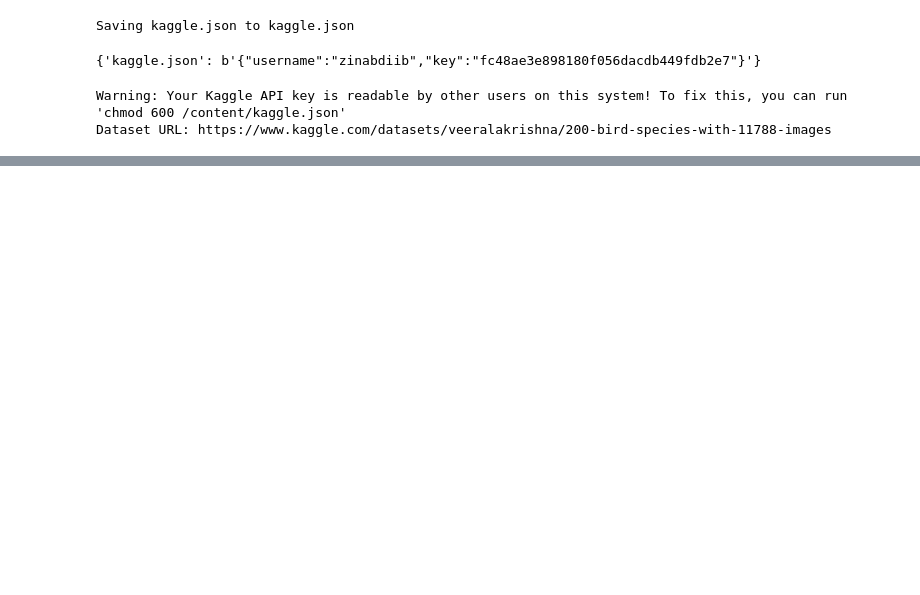
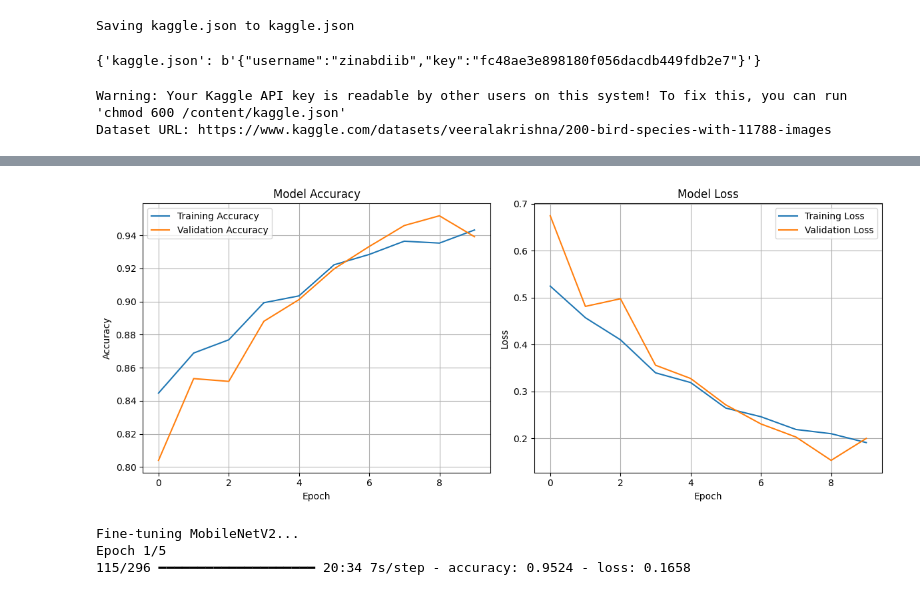
Before and after one commit to zinab4/T2_AI, a Jupyter notebook: Untitled45.ipynb, the cells around one changed output, grey strips where cells are left out. Cells and saved outputs as stored; diff of their text form; code cells hidden in the pictures; blank space fills up the shorter version.

```diff
--- a/Untitled45.ipynb
+++ b/Untitled45.ipynb
@@ -118 +208,8 @@ Found 2323 images belonging to 200 classes.
+# %%
+tf.random.set_seed(42)
+base_model =tf.keras.applications.ResNet50(weights='imagenet', include_top=False)
+base_model.trainable = True
+
+for layer in base_model.layers[:-10]:
+    layer.trainable = False
 # %%
@@ -216,0 +253,2 @@ Epoch 4/4
+# %%
+model.load_weights(f"./{model_name}_best_model.weights.h5")
@@ -216,0 +280,10 @@ Epoch 4/4
+# %%
+with tf.device('/device:GPU:0'):
+    history = model.fit(
+        train_generator,
+        epochs=10,
+        validation_data=(train_generator),
+        steps_per_epoch=len(train_generator),
+        validation_steps=int(len(train_generator)*0.25),
+        callbacks=[model_checkpoint, early_stopping]
+    )
@@ -216,0 +311,29 @@ Epoch 4/4
+# %%
+import matplotlib.pyplot as plt
+
+
+plt.figure(figsize=(12, 5))
+
+plt.subplot(1, 2, 1)
+plt.plot(history.history['accuracy'], label='Training Accuracy')
+plt.plot(history.history['val_accuracy'], label='Validation Accuracy')
+plt.title('Model Accuracy')
+plt.xlabel('Epoch')
+plt.ylabel('Accuracy')
+plt.legend()
+plt.grid(True)
+
+
+plt.subplot(1, 2, 2)
+plt.plot(history.history['loss'], label='Training Loss')
+plt.plot(history.history['val_loss'], label='Validation Loss')
+plt.title('Model Loss')
+plt.xlabel('Epoch')
+plt.ylabel('Loss')
+plt.legend()
+plt.grid(True)
+
+plt.tight_layout()
+plt.show()
+# %% [output]
+[figure, added]
@@ -216,0 +360,14 @@ Epoch 4/4
+# %%
+# Fine-tuning: train both base and new layers
+print(f"Fine-tuning {model_name}...")
+history_finetune = model.fit( # This line defines history_finetune
+    train_generator,
+    epochs=5,
+    validation_data=validation_generator,
+    callbacks=[checkpoint, early_stopping]
+)
+history_dict[f'{model_name}_finetune'] = history_finetune # This line saves history_finetune
+# %% [output]
+Fine-tuning MobileNetV2...
+Epoch 1/5
+115/296 ━━━━━━━━━━━━━━━━━━━━ 20:34 7s/step - accuracy: 0.9524 - loss: 0.1658
```
Also changed, not shown: parts of 18 cells of this notebook.
